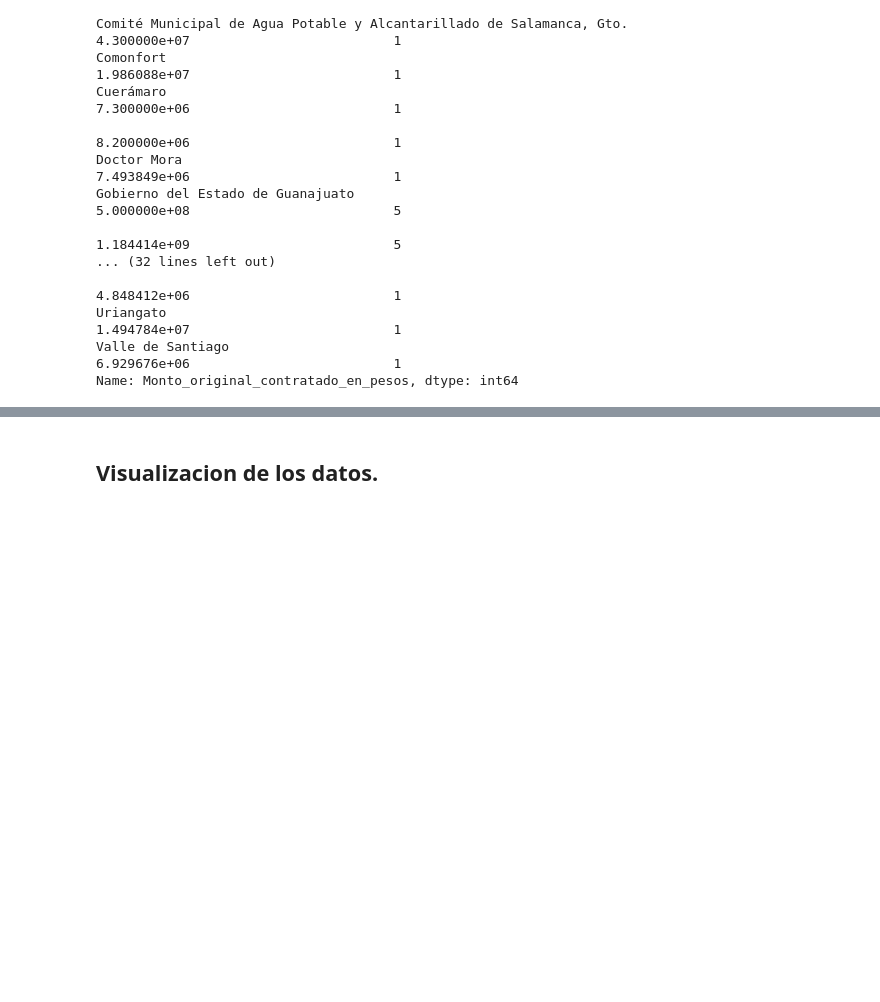
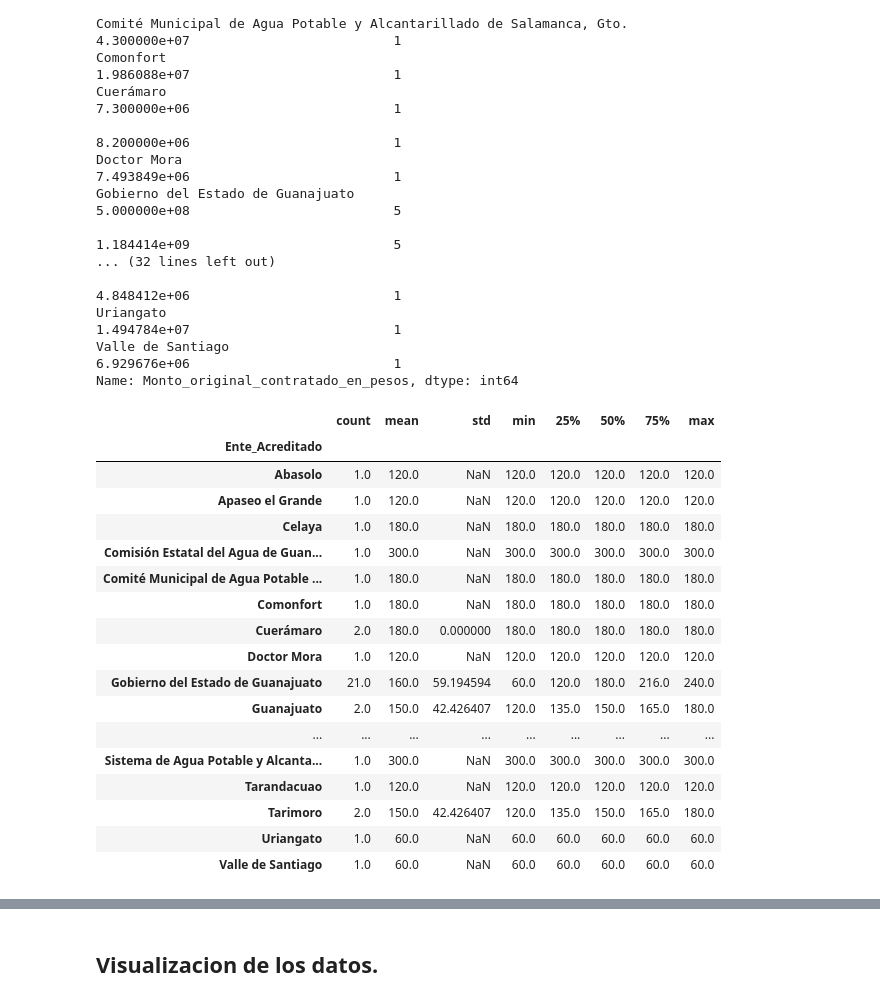
Before and after one commit to Edgar-La/hacking-civico, a Jupyter notebook: proyecto/proyecto-hacking-civico.ipynb, the cells around one changed output, grey strips where cells are left out. Saved outputs shown, nothing was run; the diff lists cells and outputs as text; code cells hidden in the pictures; blank space fills up the shorter version.

```diff
--- a/proyecto/proyecto-hacking-civico.ipynb
+++ b/proyecto/proyecto-hacking-civico.ipynb
@@ -198,3 +259,26 @@ Name: Monto_original_contratado_en_pesos, dtype: int64
 # %%
 #Datos_K = Datos.query('Ente_Acreditado == "Guanajuato"').Monto_dispuesto_en_pesos.value_counts()
 #Datos_K
+# %%
+Datos_L5 = Datos.groupby('Ente_Acreditado').Plazo_máximo_meses.describe();
+#Datos_L5 = Datos.groupby('Ente_Acreditado').Plazo_máximo_meses.value_counts()
+Datos_L5
+# %% [output]
+|  | count | mean | std | min | 25% | 50% | 75% | max |
+| Ente_Acreditado |  |  |  |  |  |  |  |  |
+| Abasolo | 1.0 | 120.0 | NaN | 120.0 | 120.0 | 120.0 | 120.0 | 120.0 |
+| Apaseo el Grande | 1.0 | 120.0 | NaN | 120.0 | 120.0 | 120.0 | 120.0 | 120.0 |
+| Celaya | 1.0 | 180.0 | NaN | 180.0 | 180.0 | 180.0 | 180.0 | 180.0 |
+| Comisión Estatal del Agua de Guan... | 1.0 | 300.0 | NaN | 300.0 | 300.0 | 300.0 | 300.0 | 300.0 |
+| Comité Municipal de Agua Potable ... | 1.0 | 180.0 | NaN | 180.0 | 180.0 | 180.0 | 180.0 | 180.0 |
+| Comonfort | 1.0 | 180.0 | NaN | 180.0 | 180.0 | 180.0 | 180.0 | 180.0 |
+| Cuerámaro | 2.0 | 180.0 | 0.000000 | 180.0 | 180.0 | 180.0 | 180.0 | 180.0 |
+| Doctor Mora | 1.0 | 120.0 | NaN | 120.0 | 120.0 | 120.0 | 120.0 | 120.0 |
+| Gobierno del Estado de Guanajuato | 21.0 | 160.0 | 59.194594 | 60.0 | 120.0 | 180.0 | 216.0 | 240.0 |
+| Guanajuato | 2.0 | 150.0 | 42.426407 | 120.0 | 135.0 | 150.0 | 165.0 | 180.0 |
+| ... | ... | ... | ... | ... | ... | ... | ... | ... |
+| Sistema de Agua Potable y Alcanta... | 1.0 | 300.0 | NaN | 300.0 | 300.0 | 300.0 | 300.0 | 300.0 |
+| Tarandacuao | 1.0 | 120.0 | NaN | 120.0 | 120.0 | 120.0 | 120.0 | 120.0 |
+| Tarimoro | 2.0 | 150.0 | 42.426407 | 120.0 | 135.0 | 150.0 | 165.0 | 180.0 |
+| Uriangato | 1.0 | 60.0 | NaN | 60.0 | 60.0 | 60.0 | 60.0 | 60.0 |
+| Valle de Santiago | 1.0 | 60.0 | NaN | 60.0 | 60.0 | 60.0 | 60.0 | 60.0 |
```
Also changed, not shown: parts of 14 cells of this notebook.
